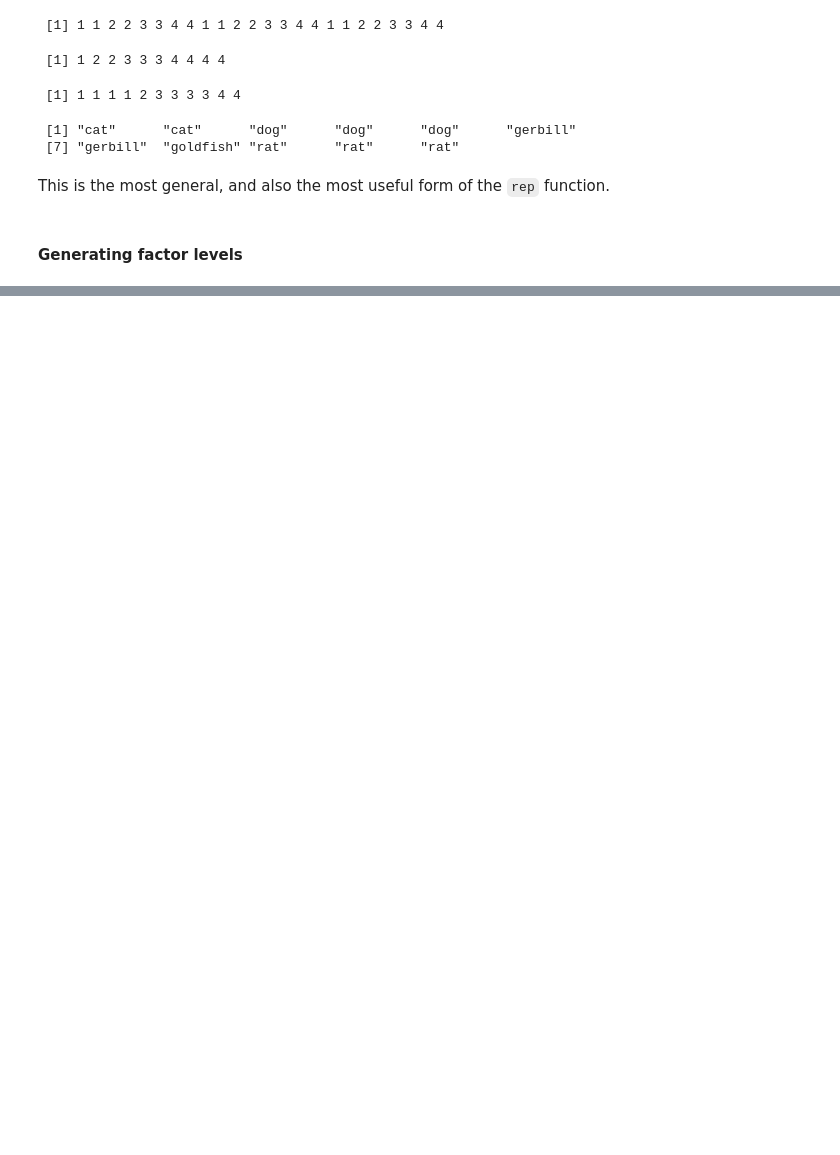
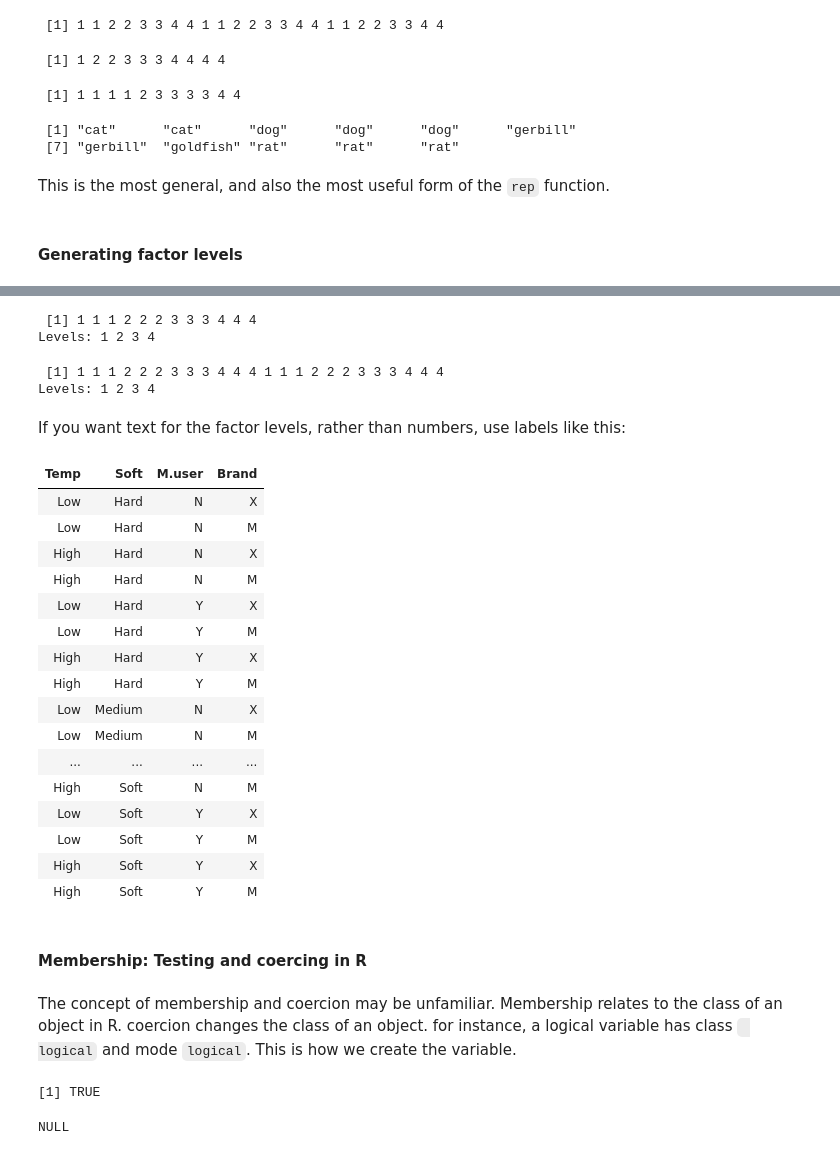
Before and after one commit to darkeclipz/jupyter-notebooks, a Jupyter notebook: Applied Math/Y1S4/Data Science/R Book 2012.ipynb, the cells around one changed output, grey strips where cells are left out. Drawn from its saved outputs; the diff is of its cells as text; code cells hidden in the pictures; blank space fills up the shorter version.

```diff
--- a/Applied Math/Y1S4/Data Science/R Book 2012.ipynb
+++ b/Applied Math/Y1S4/Data Science/R Book 2012.ipynb
@@ -416,0 +434,41 @@ This is the most general, and also the most useful form of the `rep` function.
+# %%
+gl(4,3)
+# %% [output]
+ [1] 1 1 1 2 2 2 3 3 3 4 4 4
+Levels: 1 2 3 4
+# %%
+gl(4,3,24)
+# %% [output]
+ [1] 1 1 1 2 2 2 3 3 3 4 4 4 1 1 1 2 2 2 3 3 3 4 4 4
+Levels: 1 2 3 4
+# %% [markdown]
+If you want text for the factor levels, rather than numbers, use labels like this:
+# %%
+Temp = gl(2,2,24, labels=c('Low','High'))
+Soft = gl(3,8,24, labels=c('Hard', 'Medium', 'Soft'))
+M.user = gl(2,4,24, labels=c('N', 'Y'))
+Brand = gl(2,1,24, labels=c('X', 'M'))
+# %%
+data.frame(Temp,Soft,M.user,Brand)
+# %% [output]
+| Temp | Soft | M.user | Brand |
+| Low | Hard | N | X |
+| Low | Hard | N | M |
+| High | Hard | N | X |
+| High | Hard | N | M |
+| Low | Hard | Y | X |
+| Low | Hard | Y | M |
+| High | Hard | Y | X |
+| High | Hard | Y | M |
+| Low | Medium | N | X |
+| Low | Medium | N | M |
+| ... | ... | ... | ... |
+| High | Soft | N | M |
+| Low | Soft | Y | X |
+| Low | Soft | Y | M |
+| High | Soft | Y | X |
+| High | Soft | Y | M |
+# %% [markdown]
+#### Membership: Testing and coercing in R
+# %% [markdown]
+The concept of membership and coercion may be unfamiliar. Membership relates to the class of an object in R. coercion changes the class of an object. for instance, a logical variable has class ` logical` and mode `logical`. This is how we create the variable.
@@ -416,0 +477,8 @@ This is the most general, and also the most useful form of the `rep` function.
+# %%
+is.logical(lv)
+# %% [output]
+[1] TRUE
+# %%
+levels(lv)
+# %% [output]
+NULL
```
Also changed, not shown: parts of 38 cells of this notebook, 1 other file.
